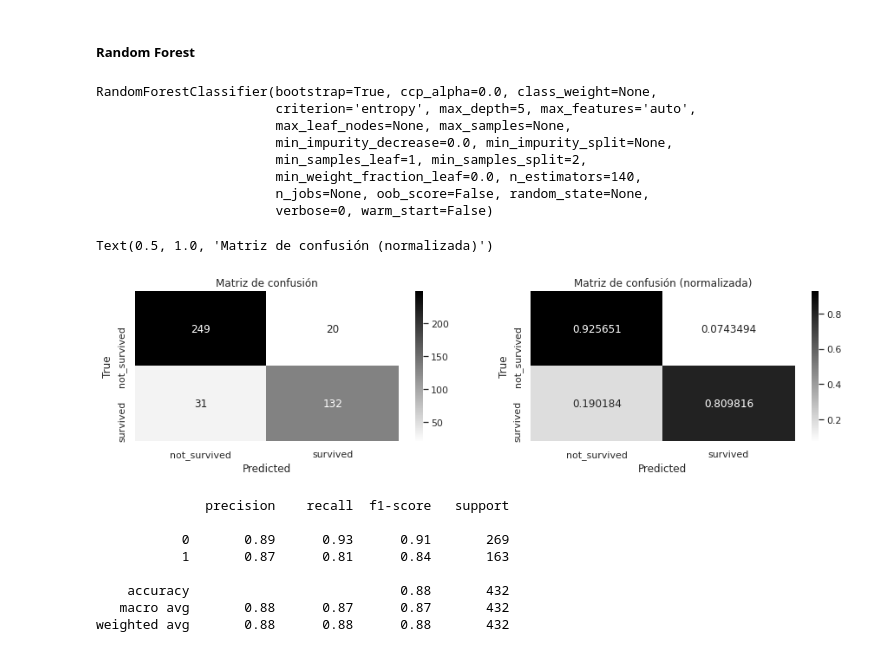
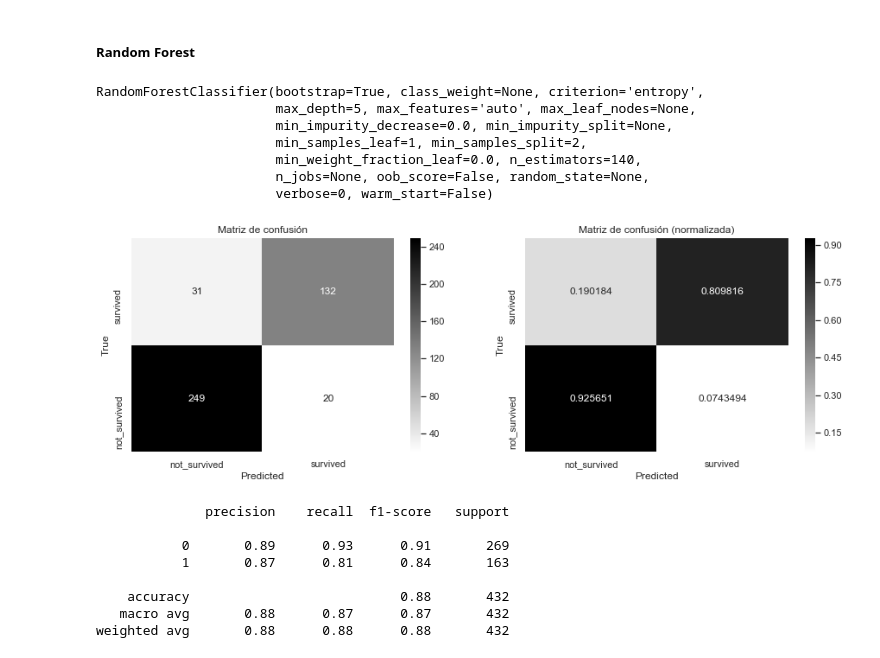
Before and after one commit to DaniCorretja/data-cleansing-and-analisis, a Jupyter notebook: src/Tipologia_PRAC2.ipynb, the cells around one changed output. Saved outputs shown, nothing was run; the diff lists cells and outputs as text; code cells hidden in the pictures.

```diff
--- a/src/Tipologia_PRAC2.ipynb
+++ b/src/Tipologia_PRAC2.ipynb
@@ -77,7 +77,7 @@ columns_to_drop_train = ["PassengerId","Name","Ticket","Cabin"]
 test_df = test_df.drop(columns_to_drop_test, axis=1)
 train_df = train_df.drop(columns_to_drop_train, axis=1)
 
-all_df = pd.concat([train_df, test_df]).reset_index()[["Survived", "Pclass", "Sex", "Age", "SibSp", "Parch", "Fare", "Embarked"]]
+all_df = pd.concat([train_df, test_df], sort=True).reset_index()[["Survived", "Pclass", "Sex", "Age", "SibSp", "Parch", "Fare", "Embarked"]]
 # %%
 # Mostramos una descripción de los datos cuantitativos
 all_df.describe()
@@ -513,9 +514,8 @@ model_rf = RandomForestClassifier(criterion="entropy", n_estimators=140, max_dep
 # Entrenamos el modelo con el conjunto de train
 model_rf.fit(X_train, y_train)
 # %% [output]
-RandomForestClassifier(bootstrap=True, ccp_alpha=0.0, class_weight=None,
-                       criterion='entropy', max_depth=5, max_features='auto',
-                       max_leaf_nodes=None, max_samples=None,
+RandomForestClassifier(bootstrap=True, class_weight=None, criterion='entropy',
+                       max_depth=5, max_features='auto', max_leaf_nodes=None,
                        min_impurity_decrease=0.0, min_impurity_split=None,
                        min_samples_leaf=1, min_samples_split=2,
                        min_weight_fraction_leaf=0.0, n_estimators=140,
@@ -527,25 +527,27 @@ y_test_pred_rf = model_rf.predict(X_test[:])
 # %%
 # Mostramos la matriz de confusión del modelo
 matrix_rf = confusion_matrix(y_test, y_test_pred_rf)
 df_matrix_rf = pd.DataFrame(matrix_rf, index = ("not_survived", "survived"))
 matrix_rf_normalized = matrix_rf.astype("float") / matrix_rf.sum(axis=1)[:, np.newaxis]
 df_matrix_rf_normalized = pd.DataFrame(matrix_rf_normalized, index = ("not_survived", "survived"))
 
 labels = ["not_survived", "survived"]
-f = plt.figure(figsize=(15,7))
+
+f = plt.figure(figsize=(15,10))
 plt.subplot(2,2,1)
-ax = sns.heatmap(df_matrix_rf, annot=True, fmt='g', cmap='gray_r')
+ax = sns.heatmap(df_matrix_rf, annot=True, ,fmt='g', cmap='gray_r')
 ax.set(xlabel='Predicted', ylabel='True')
 ax.set_xticklabels(labels)
-plt.title("Matriz de confusión")
+ax.set_ylim([0,2])
+plt.title("Matriz de confusión");
 plt.subplot(2,2,2)
 ax = sns.heatmap(df_matrix_rf_normalized, annot=True, fmt='g', cmap='gray_r')
 ax.set(xlabel='Predicted', ylabel='True')
 ax.set_xticklabels(labels)
-plt.title("Matriz de confusión (normalizada)")
+ax.set_ylim([0,2])
+plt.title("Matriz de confusión (normalizada)");
 # %% [output]
-Text(0.5, 1.0, 'Matriz de confusión (normalizada)')
-[figure, old version]
+[figure, new version]
 # %%
 # Mostramos las métrcias de evaluación del modelo
 metrics_rf = classification_report(y_test, y_test_pred_rf)
```
Also changed, not shown: parts of 16 cells of this notebook.
